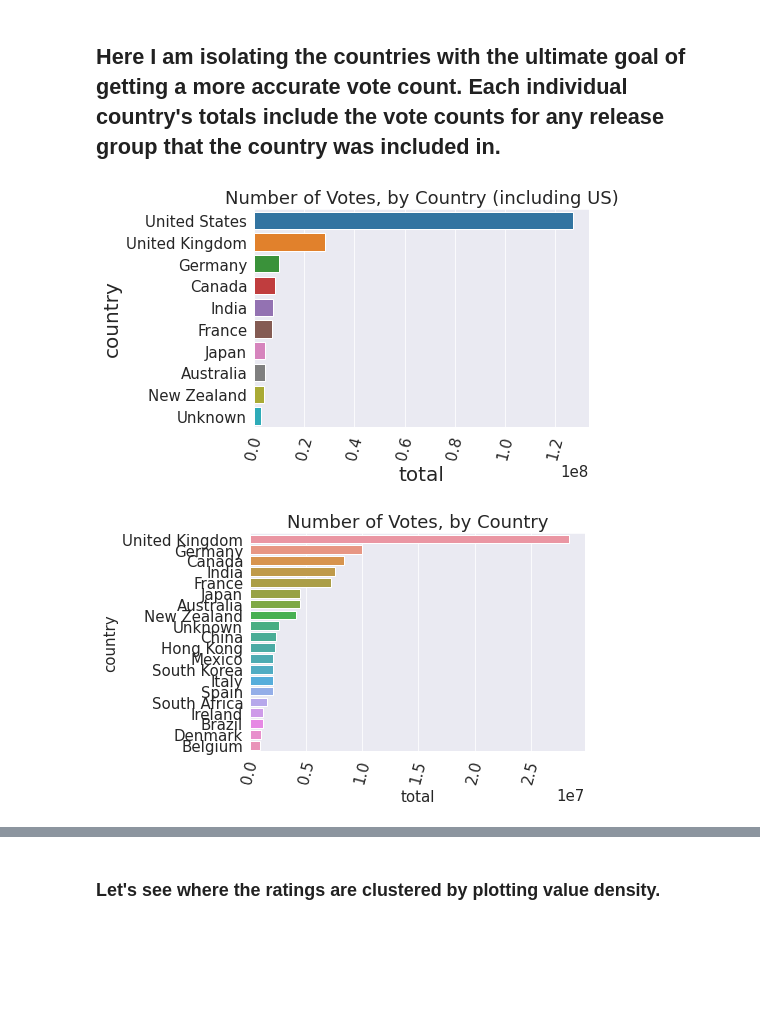
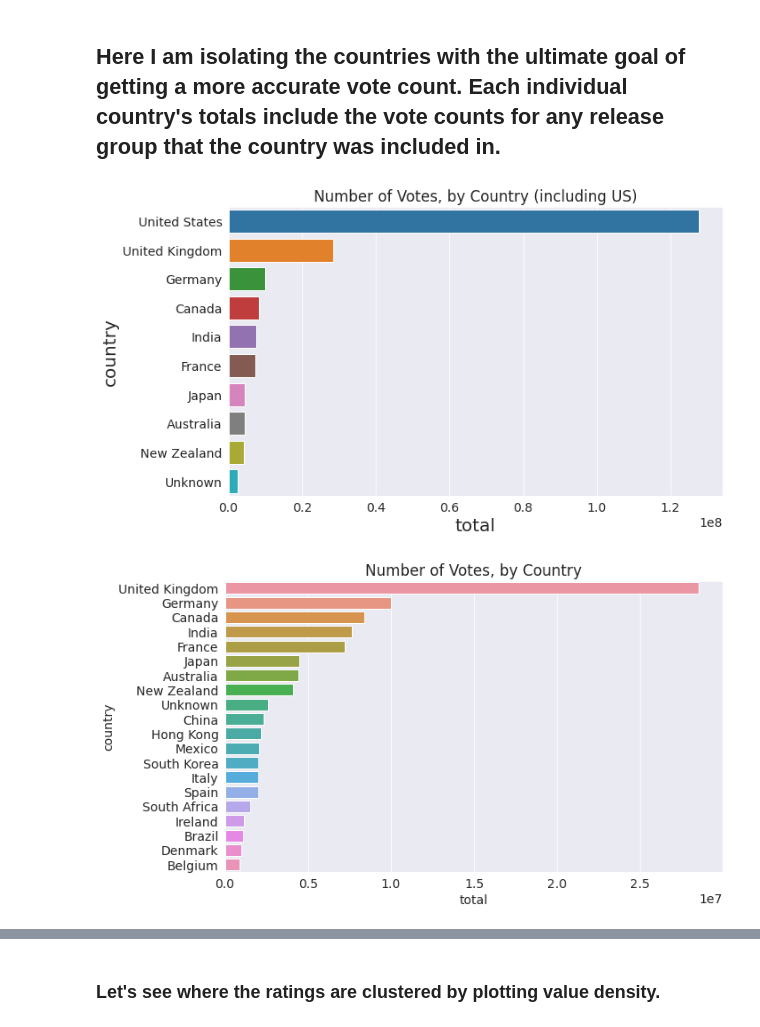
Before and after one commit to jAndrewtomich/Netflix-Data-Analysis, a Jupyter notebook: netflix_data_analysis1.ipynb, the cells around one changed output, grey strips where cells are left out. Drawn from its saved outputs; the diff is of its cells as text; code cells hidden in the pictures; blank space fills up the shorter version.

```diff
--- a/netflix_data_analysis1.ipynb
+++ b/netflix_data_analysis1.ipynb
@@ -162,7 +292,5 @@ final_df.describe()
 # %% [markdown]
 ### Above are the mean, standard deviation, min, max and quartiles for numeric columns.
-# %%
-final_df = pd.read_csv('netflix_df.csv')
 # %% [markdown]
 ## Exploratory Analysis and Visualization
 # %%
@@ -185,7 +316,7 @@ tv_avg = final_df[final_df.type == 'TV Show'].averageRating.mean()
 
 print(movie_avg, tv_avg)
 
-matplotlib.rcParams['font.size'] = 15
+matplotlib.rcParams['font.size'] = 14
 
 fig, axes = plt.subplots(1, 2, figsize=(16, 8))
 
@@ -218,19 +352,19 @@ full_votes_df = full_votes_df.rename(({'index':'country'}), axis=1)
 # %%
 #matplotlib.rcParams['font.size'] = 100
 
-plt.figure(figsize=(6,4))
-plt.xticks(rotation=75)
+plt.figure(figsize=(10,6))
+#plt.xticks(rotation=75)
 plt.title('Number of Votes, by Country (including US)')
 plt.xlabel('Votes', fontsize=20)
 plt.ylabel('Country', fontsize=20)
 sns.barplot(x=full_votes_df.total.head(10), y=full_votes_df.country.head(10));
 # %% [output]
-[figure, old version]
+[figure, new version]
 # %%
-plt.figure(figsize=(6,4))
-plt.xticks(rotation=75)
+plt.figure(figsize=(10,6))
+#plt.xticks(rotation=75)
 plt.title('Number of Votes, by Country')
 sns.barplot(x=full_votes_df.total.iloc[1:21], y=full_votes_df.country.iloc[1:21]);
 # %% [output]
-[figure, old version]
+[figure, new version]
 # %%
```
Also changed, not shown: parts of 54 cells of this notebook.
